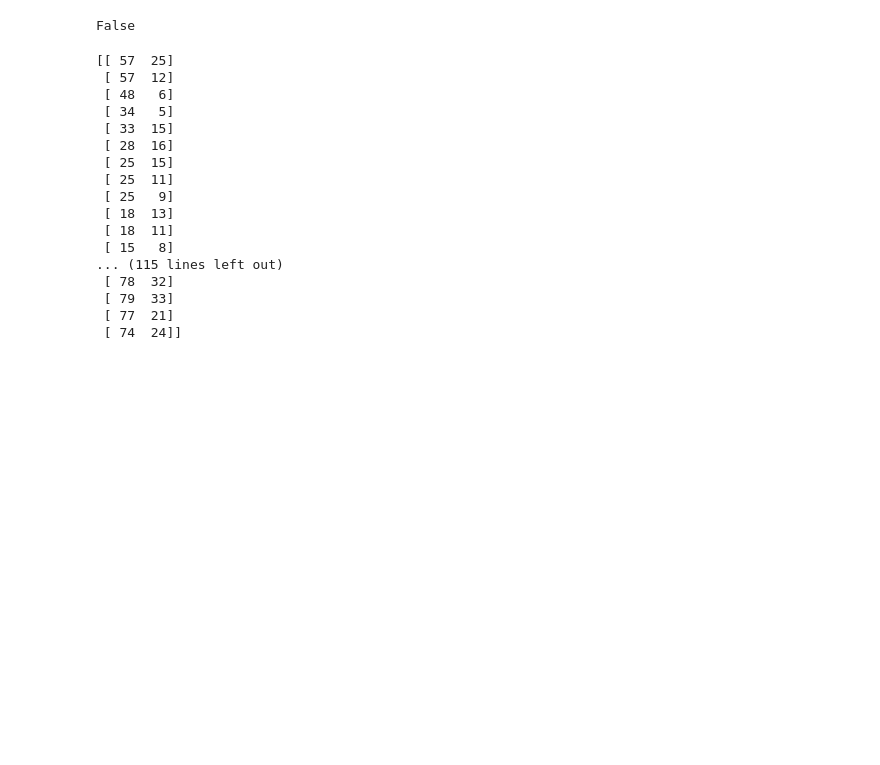
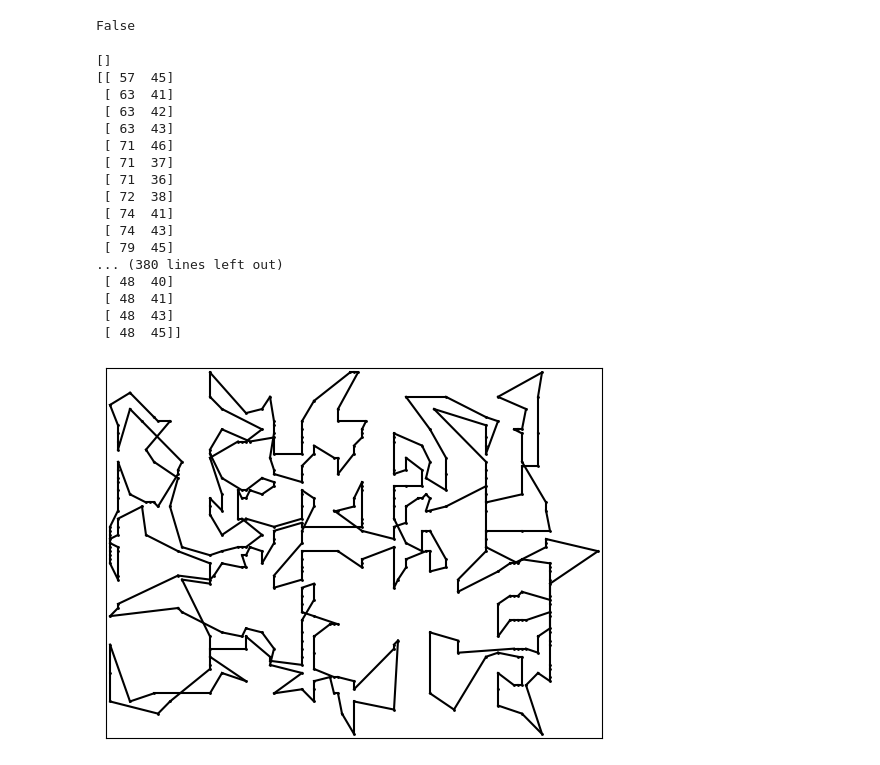
Before and after one commit to multifacs/tsp-clustering, a Jupyter notebook: recursive.ipynb, the cells around one changed output. Cells and saved outputs as stored; diff of their text form; code cells hidden in the pictures; blank space fills up the shorter version.

```diff
--- a/recursive.ipynb
+++ b/recursive.ipynb
@@ -3,7 +23,7 @@ import numpy as np
 import tsplib95
 from python_tsp.distances.tsplib_distance import tsplib_distance_matrix
 
-dataset = "data/xqf131.tsp"
+dataset = "data/pbl395.tsp"
 
 initial_cities = np.atleast_2d(list(tsplib95.load(dataset).node_coords.values()))
 distance_matrix = tsplib_distance_matrix(dataset)
@@ -28,37 +48,49 @@ result, centroid = concatenate_all(CLUSTERS, CENTROIDS)
 # %%
 from algo.get_clusters import get_clusters
 from algo.concatenate_all import concatenate_all
+from python_tsp.distances.euclidean_distance import euclidean_distance_matrix
+from python_tsp.heuristics.local_search import solve_tsp_local_search
 
 def solve_cluster_tsp(initial_cities, N_CLUSTERS = 8, MIN_SIZE = 10):
 
-    while True:
-        CLUSTERS, CENTROIDS = get_clusters(initial_cities, N_CLUSTERS)
-        # for idx, c in enumerate(CLUSTERS):
-            # print(idx, c)
+    if len(initial_cities) <= N_CLUSTERS * 4:
+        distance_matrix = euclidean_distance_matrix(initial_cities)
+        permutation, distance = solve_tsp_local_search(distance_matrix)
+        # print(distance)
+        subset = np.atleast_2d([initial_cities[x] for x in permutation])
+        # print(subset)
+        return subset, np.mean(initial_cities, axis=0)
 
-        if can_stop(CLUSTERS, MIN_SIZE):
-            return concatenate_all(CLUSTERS, CENTROIDS)
+    CLUSTERS, CENTROIDS = get_clusters(initial_cities, N_CLUSTERS)
+    solved_clusters = []
+    for cluster in CLUSTERS:
+        solved_clusters.append(solve_cluster_tsp(cluster, N_CLUSTERS - 1, MIN_SIZE)[0])
 
-        for cluster in CLUSTERS:
-            solve_cluster_tsp(cluster, N_CLUSTERS, MIN_SIZE)
+    return concatenate_all(solved_clusters, CENTROIDS)
 # %%
 result, _ = solve_cluster_tsp(initial_cities)
 print(result)
 # %% [output]
-[[ 57  25]
- [ 57  12]
- [ 48   6]
- [ 34   5]
- [ 33  15]
- [ 28  16]
- [ 25  15]
- [ 25  11]
- [ 25   9]
- [ 18  13]
- [ 18  11]
- [ 15   8]
-... (115 lines left out)
- [ 78  32]
- [ 79  33]
- [ 77  21]
- [ 74  24]]
+[]
+[[ 57  45]
+ [ 63  41]
+ [ 63  42]
+ [ 63  43]
+ [ 71  46]
+ [ 71  37]
+ [ 71  36]
+ [ 72  38]
+ [ 74  41]
+ [ 74  43]
+ [ 79  45]
+... (380 lines left out)
+ [ 48  40]
+ [ 48  41]
+ [ 48  43]
+ [ 48  45]]
+# %%
+from plotting.plot_path import plot_path
+
+plot_path(result)
+# %% [output]
+[figure, added]
```
Also changed, not shown: parts of 1 cell of this notebook, 2 other files.
